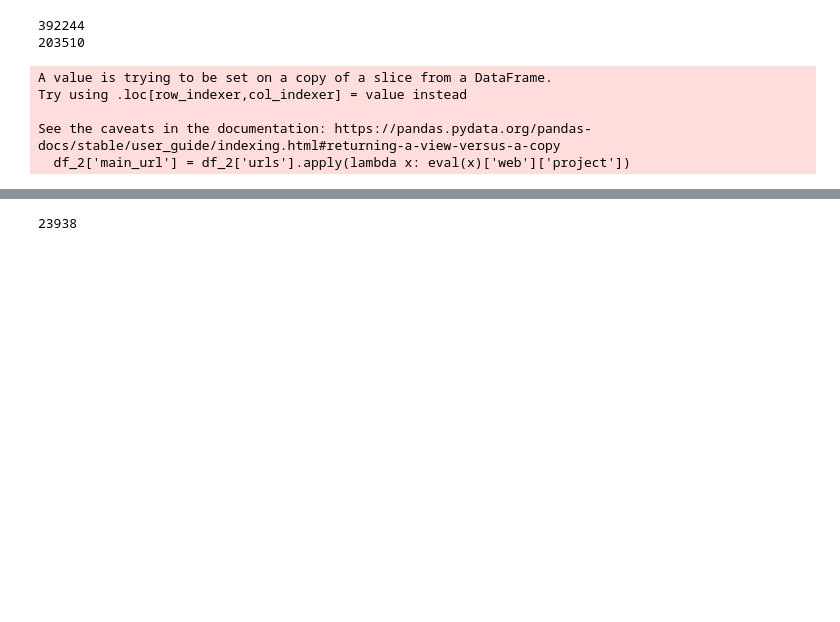
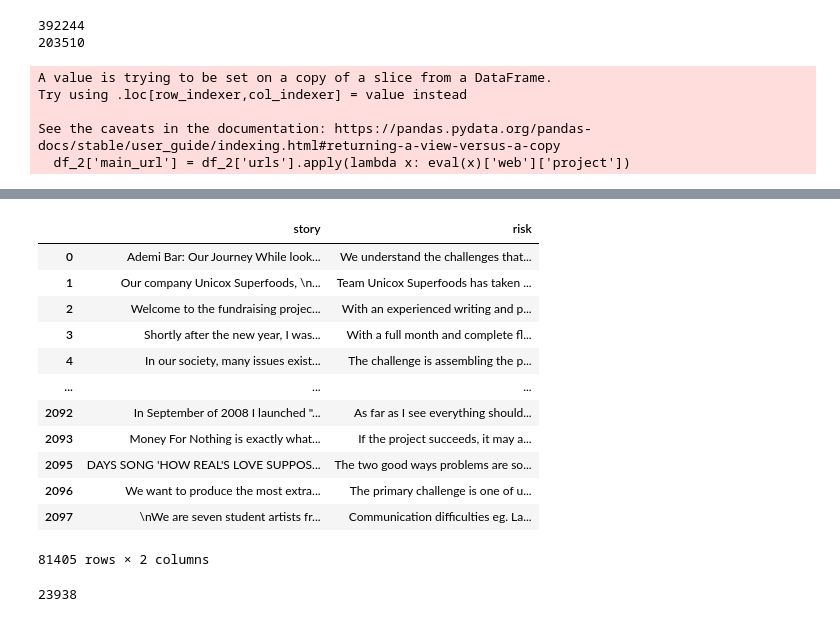
Before and after one commit to bandytan/Kickstarter-Campaign-Success-Predictor, a Jupyter notebook: EDA.ipynb, the cells around one changed output, grey strips where cells are left out. Saved outputs shown, nothing was run; the diff lists cells and outputs as text; code cells hidden in the pictures; blank space fills up the shorter version.

```diff
--- a/EDA.ipynb
+++ b/EDA.ipynb
@@ -62,3 +63,19 @@ Try using .loc[row_indexer,col_indexer] = value instead
 See the caveats in the documentation: https://pandas.pydata.org/pandas-docs/stable/user_guide/indexing.html#returning-a-view-versus-a-copy
   df_2['main_url'] = df_2['urls'].apply(lambda x: eval(x)['web']['project'])
 # %%
+story_1_path = "/Users/ivankoh/Downloads/bt4222 data/0_44134_story.json"
+risk_1_path = "/Users/ivankoh/Downloads/bt4222 data/0_44134_risk.json"
+story_2_path = "/Users/ivankoh/Downloads/bt4222 data/44135_81404_story.json"
+risk_2_path = "/Users/ivankoh/Downloads/bt4222 data/44135_81404_risk.json"
+
+with open(story_1_path, 'r') as f:
+    story_1 = json.load(f)
+
+with open(risk_1_path, 'r') as f:
+    risk_1 = json.load(f)
+
+with open(story_2_path, 'r') as f:
+    story_2 = json.load(f)
+
+with open(risk_2_path, 'r') as f:
+    risk_2 = json.load(f)
@@ -77,0 +82,14 @@ Name: id, Length: 392244, dtype: int64
+# %%
+story_list = story_1 + story_2
+risk_list = risk_1 + risk_2
+
+print(len(story_list))
+print(len(risk_list))
+
+df_sub = df_2.iloc[:81405]
+print(df_sub.iloc[-1])
+print(story_list[-1])
+print(risk_list[-1])
+
+df_sub['story'] = story_list
+df_sub['risk'] = risk_list
@@ -78,3 +124,19 @@ Name: id, Length: 392244, dtype: int64
+# %%
+df_sub[['story', 'risk']]
+# %% [output]
+|  | story | risk |
+| 0 | Ademi Bar: Our Journey While look... | We understand the challenges that... |
+| 1 | Our company Unicox Superfoods, \n... | Team Unicox Superfoods has taken ... |
+| 2 | Welcome to the fundraising projec... | With an experienced writing and p... |
+| 3 | Shortly after the new year, I was... | With a full month and complete fl... |
+| 4 | In our society, many issues exist... | The challenge is assembling the p... |
+| ... | ... | ... |
+| 2092 | In September of 2008 I launched "... | As far as I see everything should... |
+| 2093 | Money For Nothing is exactly what... | If the project succeeds, it may a... |
+| 2095 | DAYS SONG 'HOW REAL'S LOVE SUPPOS... | The two good ways problems are so... |
+| 2096 | We want to produce the most extra... | The primary challenge is one of u... |
+| 2097 | \nWe are seven student artists fr... | Communication difficulties eg. La... |
+81405 rows × 2 columns
 # %%
 base = "/Users/ivankoh/Downloads/kickstarter data wy/"
 filepaths = [base + f for f in os.listdir(base) if f.endswith('.xlsx')]
```
Also changed, not shown: parts of 3 cells of this notebook, 3 other files.
